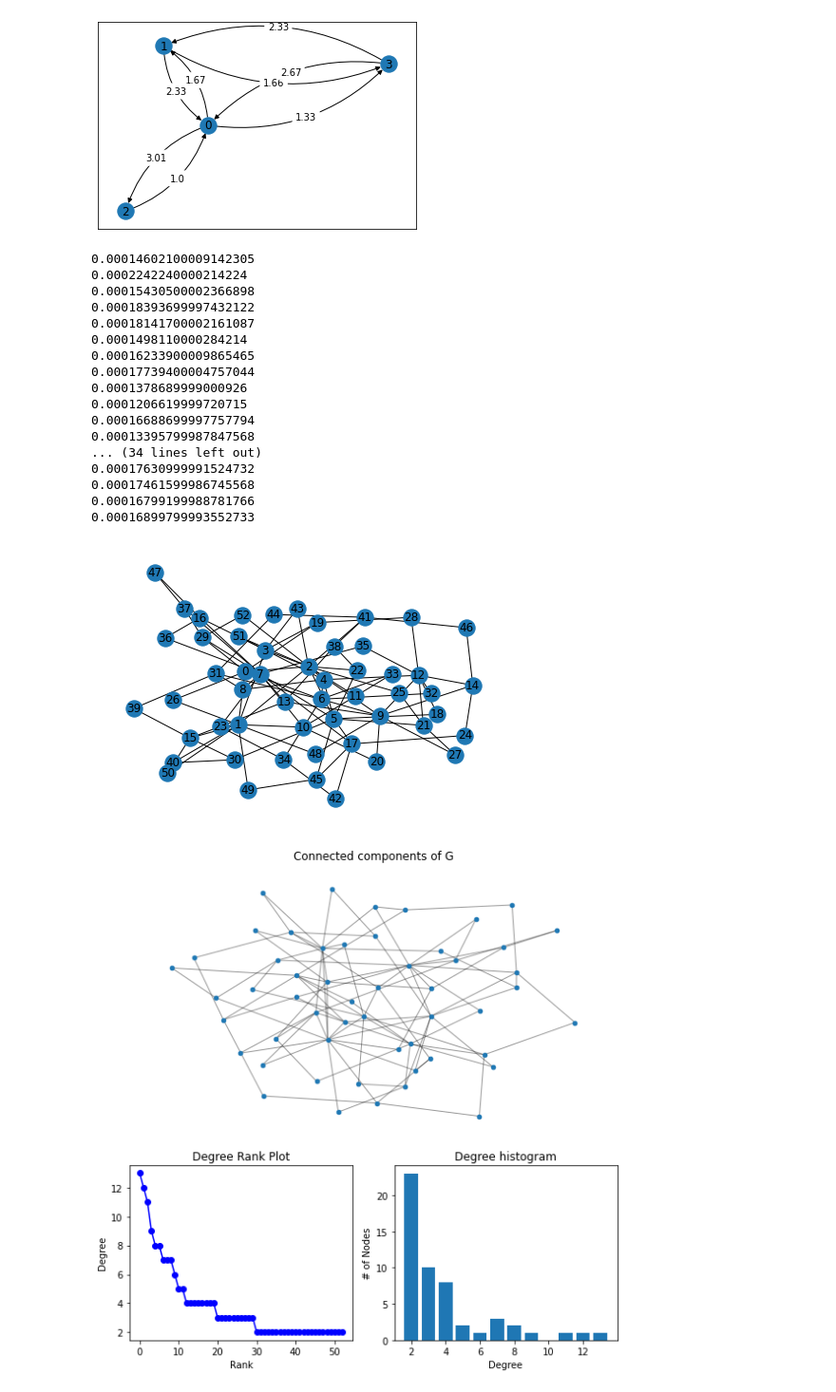
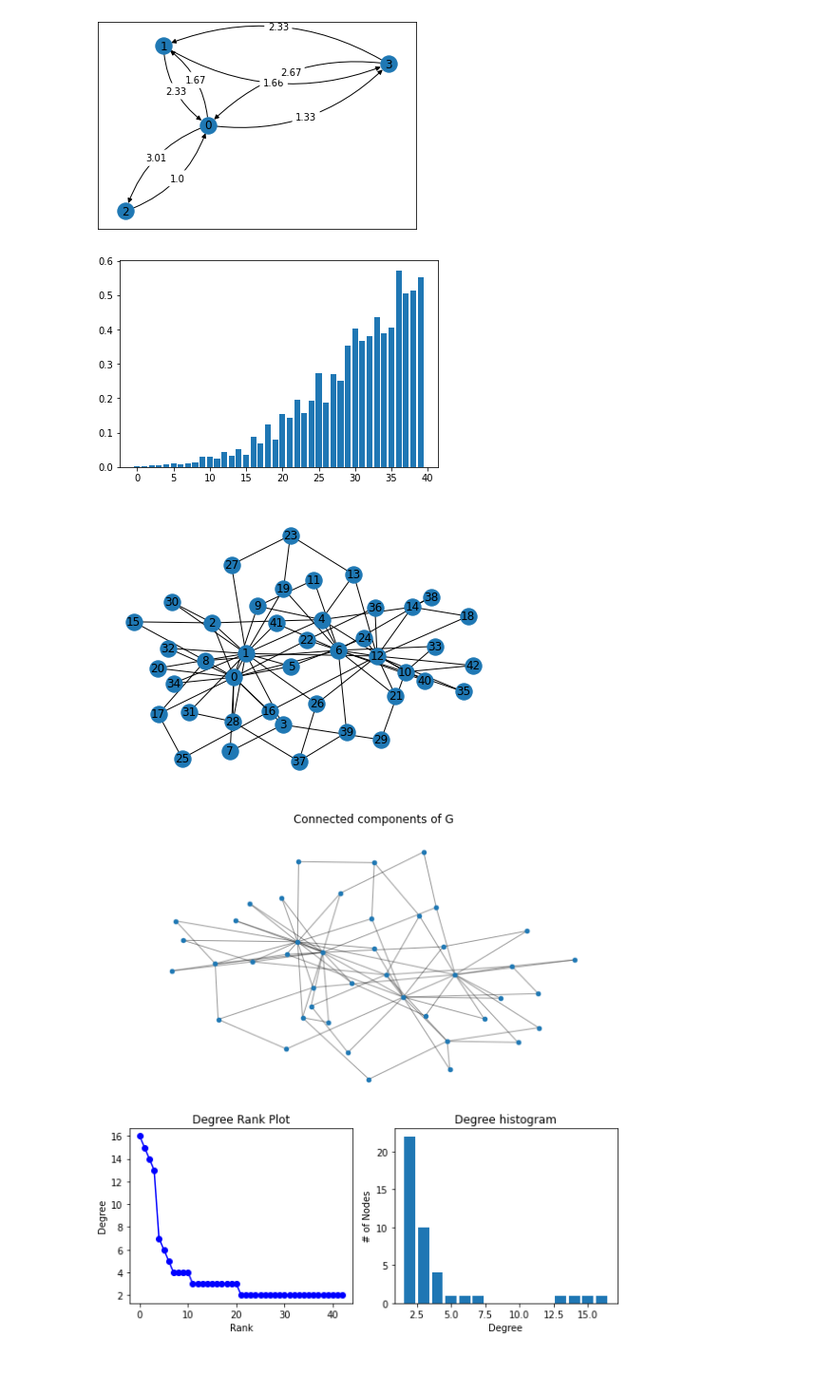
Before and after one commit to Tshou1219/qba, a Jupyter notebook: main.ipynb, the cells around one changed output. Shown at 95% size. Drawn from its saved outputs; the diff is of its cells as text; code cells hidden in the pictures; blank space fills up the shorter version.

```diff
--- a/main.ipynb
+++ b/main.ipynb
@@ -13,36 +13,24 @@ G.arc_plot()
 # %% [output]
 [figure]
 # %%
+import matplotlib.pyplot as plt
+import numpy as np
 import time
 from grover import Grover
 G=Grover([])
 G.complete_graph(3)
-for _ in range(50):
+times=[]
+for _ in range(40):
     time_sta = time.perf_counter()
     G.run_flowed_grover(10000,[[0,3.0],[1,1.0]])
     G.qba_run(2,[[0,3.0],[1,1.0]])
     time_end = time.perf_counter()
-    print(time_end-time_sta)
-
+    times.append(time_end-time_sta)
+plt.bar([i for i,_ in enumerate (times)],times)
+plt.show()
 G.plot()
 G.deg_plot()
 # %% [output]
-0.00014602100009142305
-0.0002242240000214224
-0.00015430500002366898
-0.00018393699997432122
-0.00018141700002161087
-0.0001498110000284214
-0.00016233900009865465
-0.00017739400004757044
-0.0001378689999000926
-0.0001206619999720715
-0.00016688699997757794
-0.00013395799987847568
-... (34 lines left out)
-0.00017630999991524732
-0.00017461599986745568
-0.00016799199988781766
-0.00016899799993552733
-[figure, old version]
+[figure, new version]
-[figure, old version]
+[figure, new version]
+[figure, added]
```
